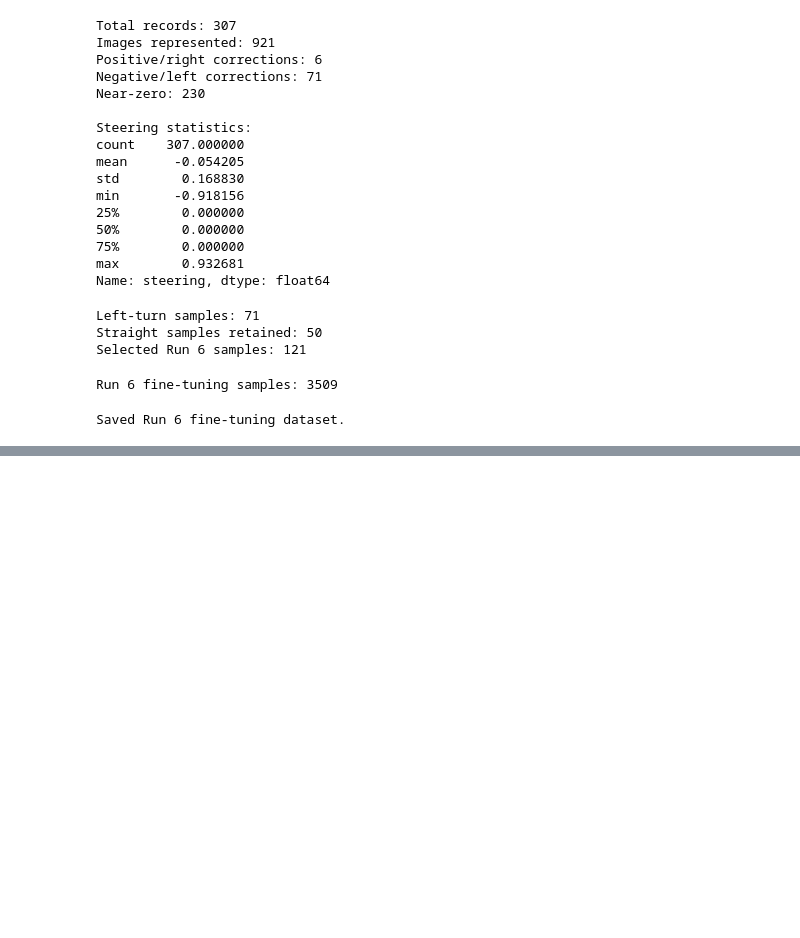
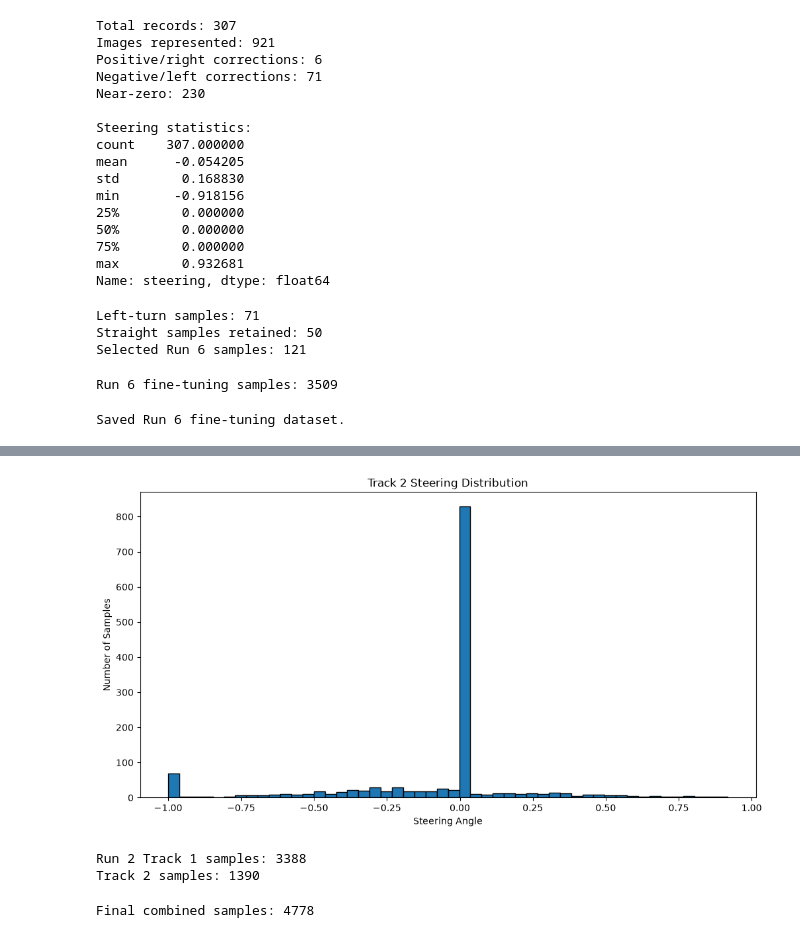
Before and after one commit to eljesam/Smart-Tech-CA2, a Jupyter notebook: exploration.ipynb, the cells around one changed output, grey strips where cells are left out. Cells and saved outputs as stored; diff of their text form; code cells hidden in the pictures; blank space fills up the shorter version.

```diff
--- a/exploration.ipynb
+++ b/exploration.ipynb
@@ -1145,0 +1148,10 @@ Saved Run 6 fine-tuning dataset.
+# %%
+TRACK2_DIR = Path("data/Track2")
+
+track2_df = pd.read_csv(
+    TRACK2_DIR / "driving_log.csv",
+    names=columns
+)
+
+print("Track 2 records:", len(track2_df))
+print("Images represented:", len(track2_df) * 3)
@@ -1145,0 +1174,43 @@ Saved Run 6 fine-tuning dataset.
+# %%
+plt.figure(figsize=(12, 6))
+
+plt.hist(
+    track2_df["steering"].astype(float),
+    bins=50,
+    edgecolor="black"
+)
+
+plt.title("Track 2 Steering Distribution")
+plt.xlabel("Steering Angle")
+plt.ylabel("Number of Samples")
+
+plt.show()
+# %% [output]
+[figure, added]
+# %%
+run2_balanced = pd.read_csv(
+    DATA_DIR / "driving_log_run2_balanced.csv"
+)
+
+print("Run 2 Track 1 samples:", len(run2_balanced))
+print("Track 2 samples:", len(track2_df))
+# %% [output]
+Run 2 Track 1 samples: 3388
+Track 2 samples: 1390
+# %%
+final_combined = pd.concat(
+    [
+        run2_balanced,
+        track2_df
+    ],
+    ignore_index=True
+)
+
+final_combined = final_combined.sample(
+    frac=1,
+    random_state=42
+).reset_index(drop=True)
+
+print("Final combined samples:", len(final_combined))
+# %% [output]
+Final combined samples: 4778
```
Also changed, not shown: parts of 6 cells of this notebook, 1 other file.
